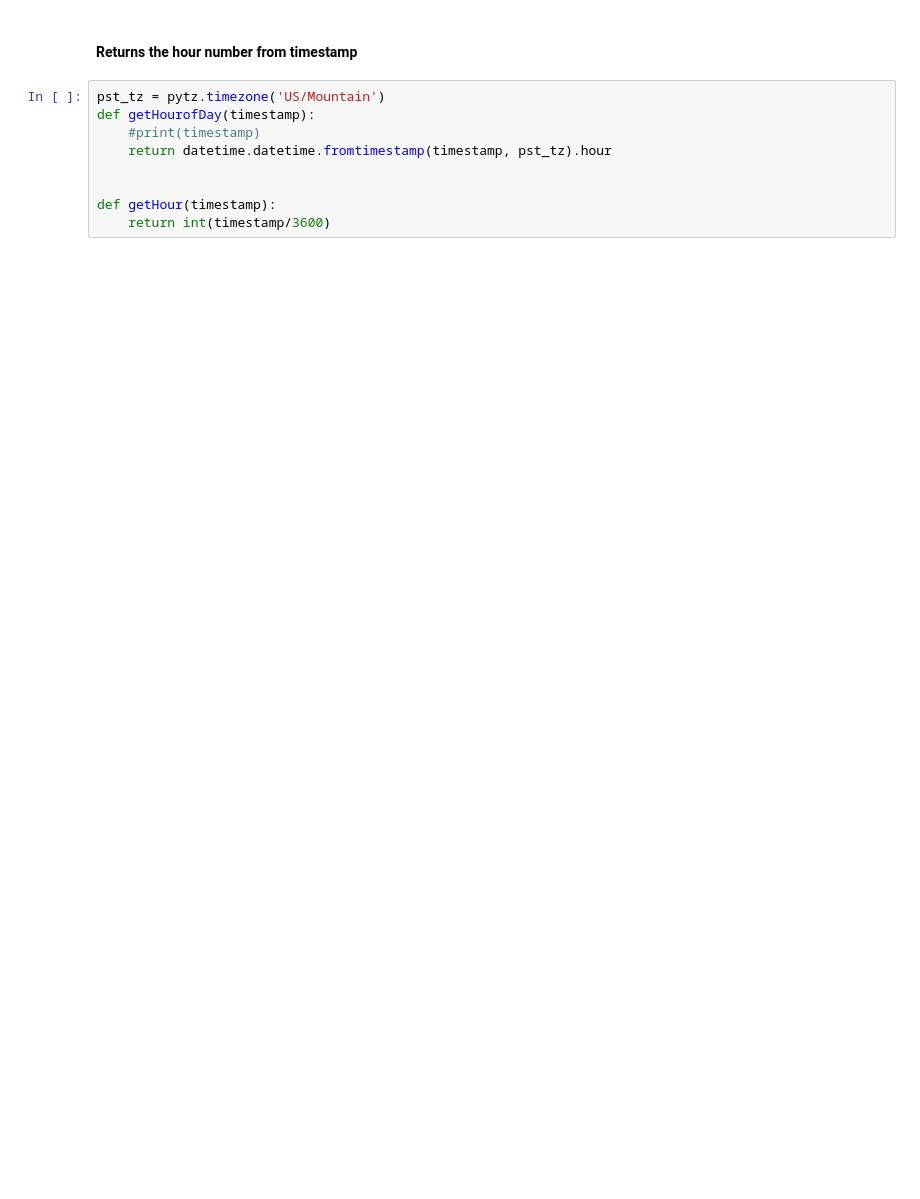
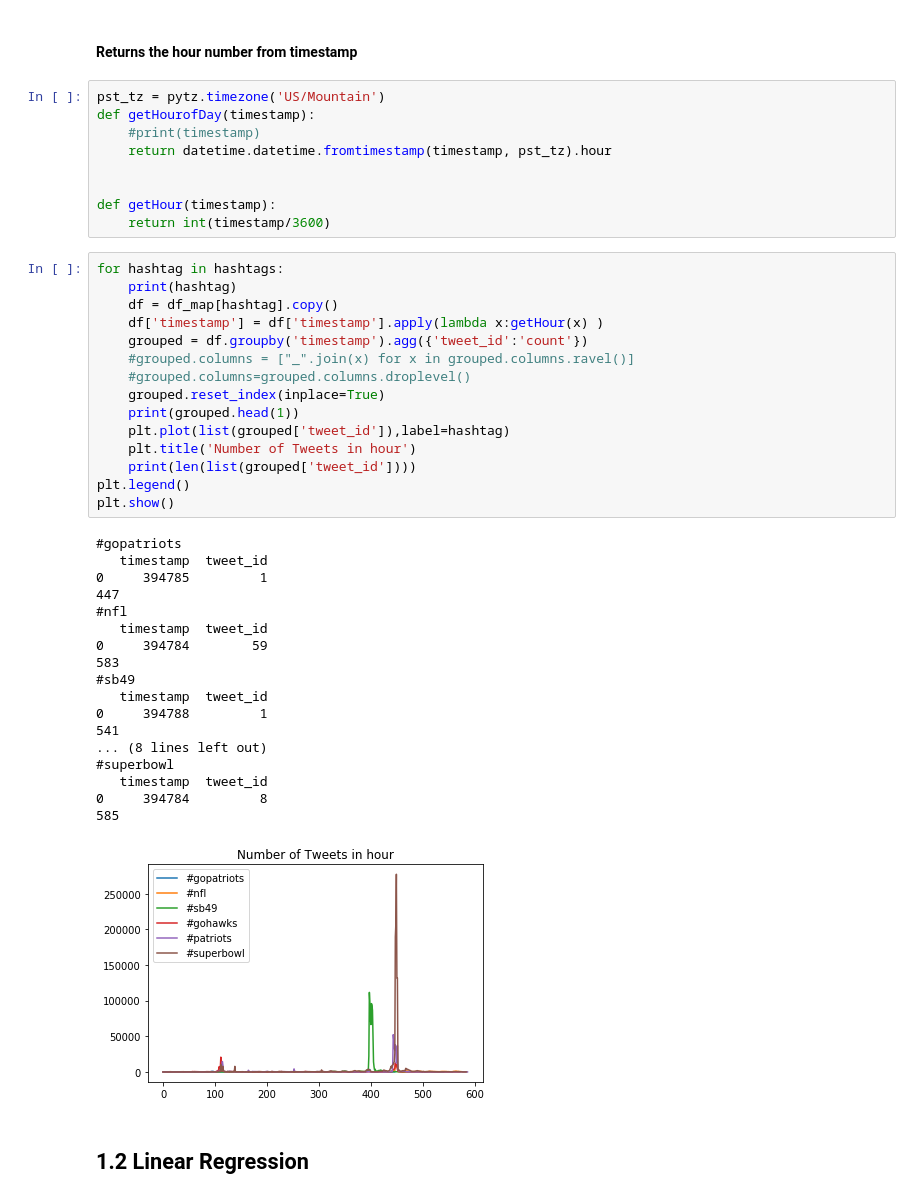
Before and after one commit to TSatyaVasanthReddy/TwitterPopularityPrediction, a Jupyter notebook: code_satya.ipynb, the cells around one changed output. Drawn from its saved outputs; the diff is of its cells as text; blank space fills up the shorter version.

```diff
--- a/code_satya.ipynb
+++ b/code_satya.ipynb
@@ -193,6 +184,42 @@ def getHourofDay(timestamp):
 
 def getHour(timestamp):
     return int(timestamp/3600)
+# %%
+for hashtag in hashtags:
+    print(hashtag)
+    df = df_map[hashtag].copy()
+    df['timestamp'] = df['timestamp'].apply(lambda x:getHour(x) )
+    grouped = df.groupby('timestamp').agg({'tweet_id':'count'})
+    #grouped.columns = ["_".join(x) for x in grouped.columns.ravel()]
+    #grouped.columns=grouped.columns.droplevel()
+    grouped.reset_index(inplace=True)
+    print(grouped.head(1))
+    plt.plot(list(grouped['tweet_id']),label=hashtag)
+    plt.title('Number of Tweets in hour')
+    print(len(list(grouped['tweet_id'])))
+plt.legend()
+plt.show()
+# %% [output]
+#gopatriots
+   timestamp  tweet_id
+0     394785         1
+447
+#nfl
+   timestamp  tweet_id
+0     394784        59
+583
+#sb49
+   timestamp  tweet_id
+0     394788         1
+541
+... (8 lines left out)
+#superbowl
+   timestamp  tweet_id
+0     394784         8
+585
+[figure, added]
+# %% [markdown]
+## 1.2 Linear Regression
 # %%
 X_map = {}
 Y_map = {}
```
Also changed, not shown: parts of 14 cells of this notebook.
